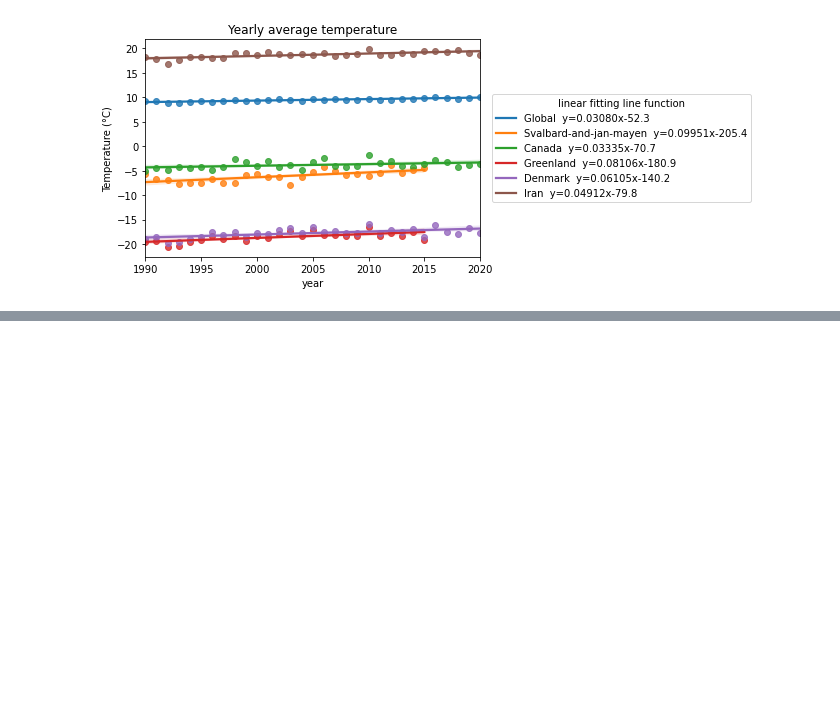
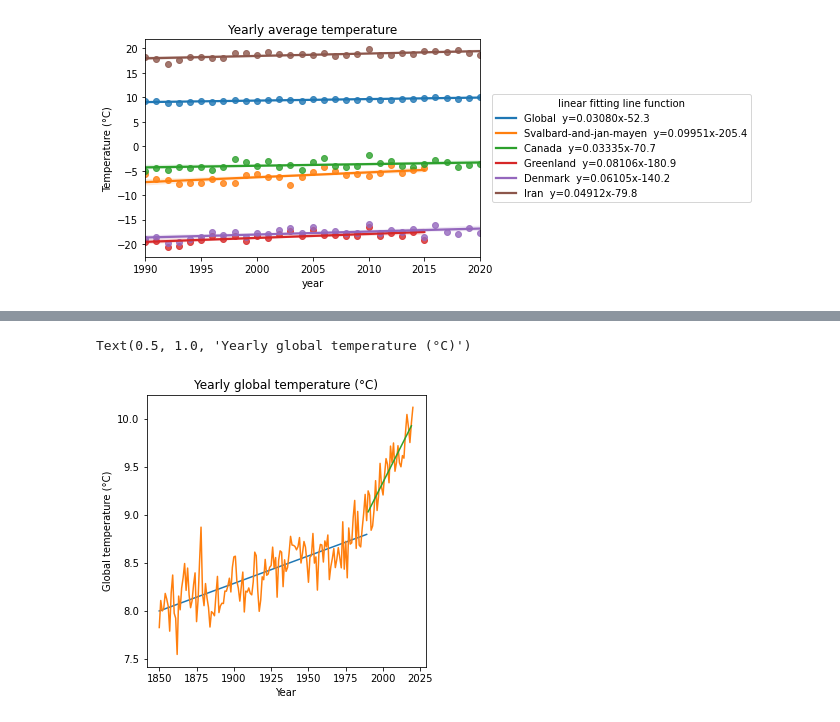
Before and after one commit to nankli/Python_EDA_group_project, a Jupyter notebook: Most_heated_countries_Nan.ipynb, the cells around one changed output, grey strips where cells are left out. Drawn from its saved outputs; the diff is of its cells as text; code cells hidden in the pictures; blank space fills up the shorter version.

```diff
--- a/Most_heated_countries_Nan.ipynb
+++ b/Most_heated_countries_Nan.ipynb
@@ -308,13 +308,13 @@ for location in ['Global','Svalbard-and-jan-mayen','Canada','Greenland','Denmark
 # %%
 #use seaborn to get linear fit for each location temperature
 #use linregression to get slope and intercept for legend
-slope_list = []
+slope_list_1850 = []
 for location in ['Global','Svalbard-and-jan-mayen','Canada','Greenland','Denmark','Iran']:
     df = tempdata_year3[tempdata_year3['Location']==location]
     #df = df.set_index('year')
     slope, intercept, r_value, p_value, std_err = stats.linregress(df['year'],df['mean_temp'])
 
-    slope_list.append(slope)
+    slope_list_1850.append(slope)
     ax=sns.regplot(x ='year', y='mean_temp', data=df,
                    line_kws={'label':location+"  y={0:.5f}x{1:.1f}".format(slope,intercept)})
     ax.set_ylabel('Temperature (°C)')
@@ -326,14 +326,15 @@ Text(0.5, 1.0, 'Yearly average temperature')
 # %%
 #use seaborn to get linear fit for each location temperature
 #use linregression to get slope and intercept for legend
-slope_list = []
+slope_list_1990 = []
+intercept_list_1990 = []
 for location in ['Global','Svalbard-and-jan-mayen','Canada','Greenland','Denmark','Iran']:
     df = tempdata_year3[tempdata_year3['Location']==location]
     df = df[df['year']>=1990]
     #df = df.set_index('year')
     slope, intercept, r_value, p_value, std_err = stats.linregress(df['year'],df['mean_temp'])
-
-    slope_list.append(slope)
+    intercept_list_1990.append(intercept)
+    slope_list_1990.append(slope)
     ax=sns.regplot(x ='year', y='mean_temp', data=df,
                    line_kws={'label':location+"  y={0:.5f}x{1:.1f}".format(slope,intercept)})
     ax.set_ylabel('Temperature (°C)')
@@ -344,0 +360,31 @@ Text(0.5, 1.0, 'Yearly average temperature')
+# %%
+xs = tempdata_year3[tempdata_year3['Location']=='Global']['year'].values
+ys = tempdata_year3[tempdata_year3['Location']=='Global']['mean_temp'].values
+# %%
+#use linregression to get slope and intercept for data before 1990
+slope_list_2 = []
+intercept_2 = []
+for location in ['Global','Svalbard-and-jan-mayen','Canada','Greenland','Denmark','Iran']:
+    df = tempdata_year3[tempdata_year3['Location']==location]
+    df = df[df['year']<1990]
+    #df = df.set_index('year')
+    slope, intercept, r_value, p_value, std_err = stats.linregress(df['year'],df['mean_temp'])
+    intercept_2.append(intercept)
+    slope_list_2.append(slope)
+#make plot for global temperature data with two fitting lines
+#there are more advanced techniques,such as numpy piecewise and multisegment fit with ml
+#here just hard code two lines using two slope and intercept pairs from above
+x1 = np.arange(1850,1990,1)
+x2 = np.arange(1990,2020,1)
+y1 = intercept_2[0] + slope_list_2[0] * x1
+y2 = intercept_list_1990[0] + slope_list_1990[0] * x2
+fig, ax = plt.subplots(1,1, figsize=(5,5))
+plt.plot( x1, y1)
+plt.plot( xs, ys)
+plt.plot( x2, y2)
+ax.set_ylabel('Global temperature (°C)')
+ax.set_xlabel('Year')
+ax.set_title('Yearly global temperature (°C)')
+# %% [output]
+Text(0.5, 1.0, 'Yearly global temperature (°C)')
+[figure, added]
```
Also changed, not shown: parts of 2 cells of this notebook.
